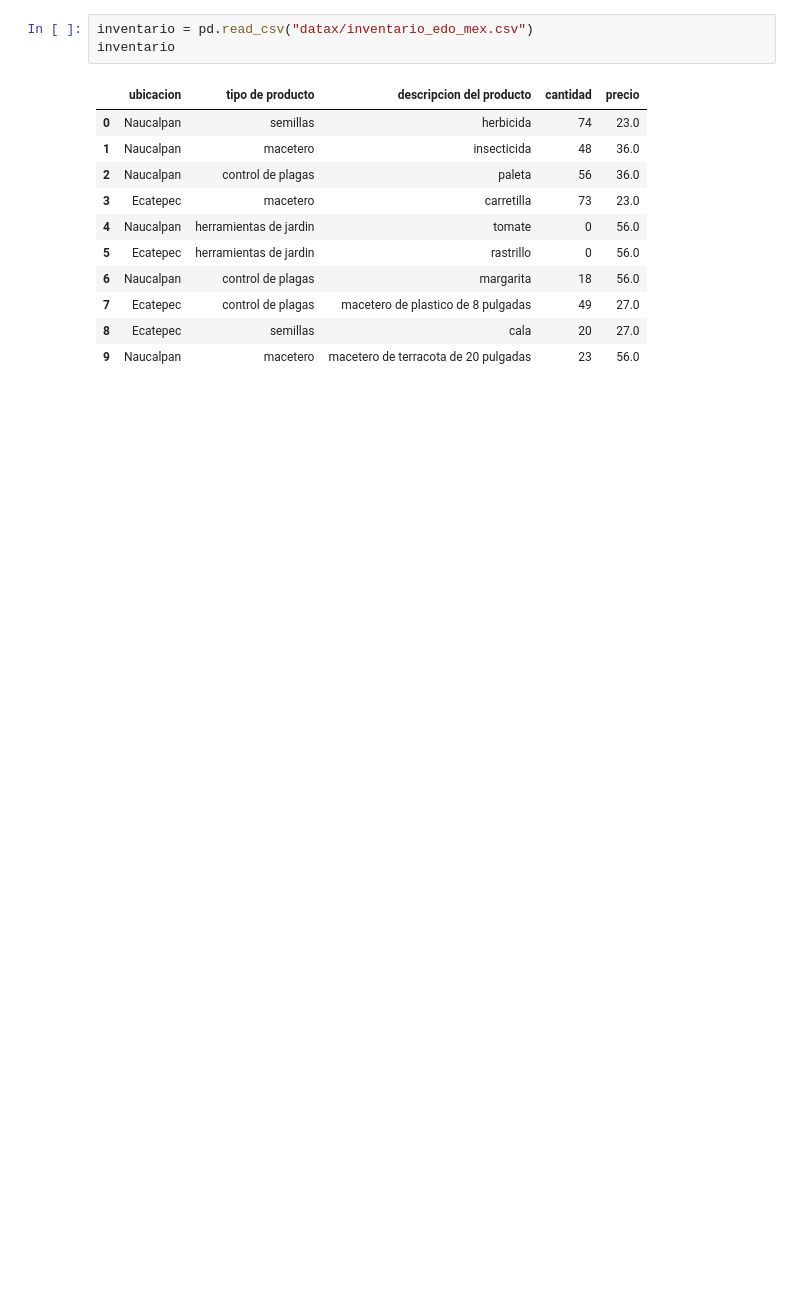
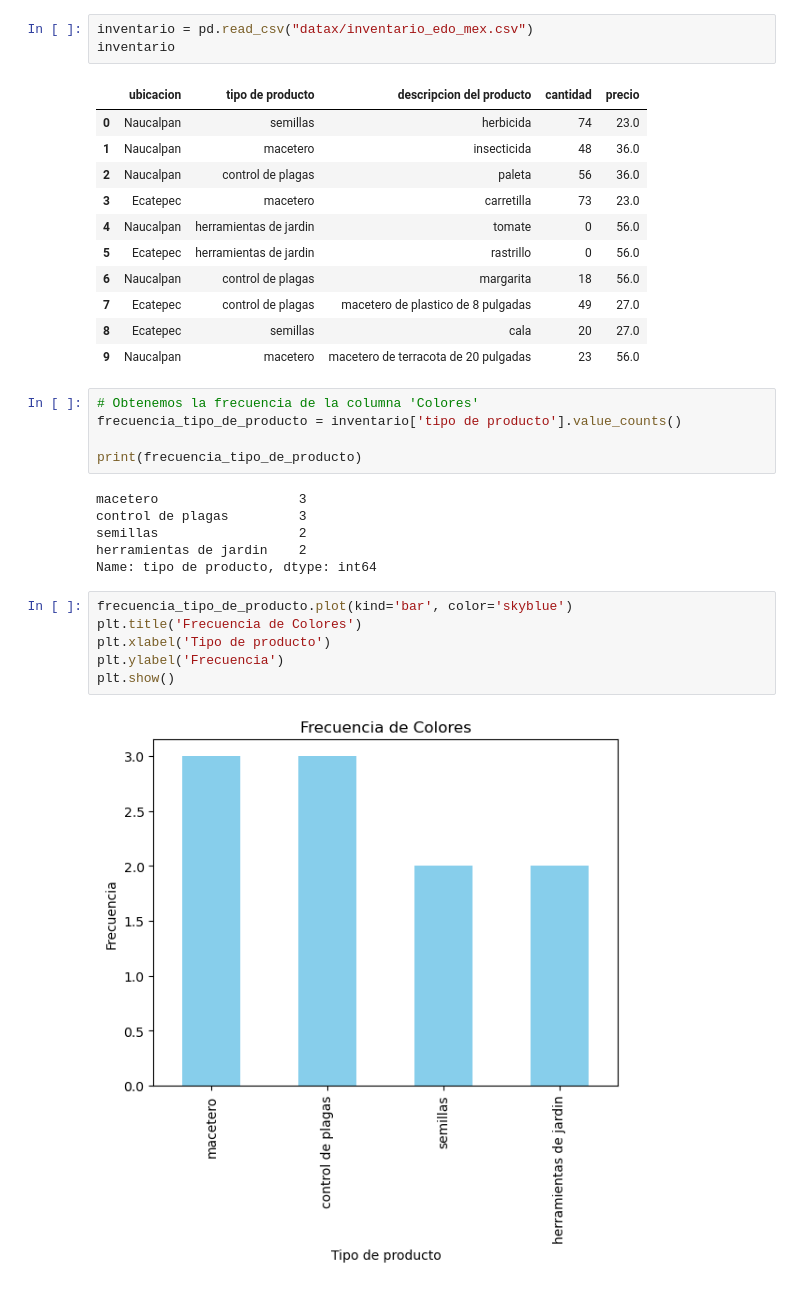
Before and after one commit to josegarcia19809/Data-Analysis-with-Pandas-and-Python, a Jupyter notebook: Inventario Jardínería EdoMex.ipynb, the cells around one changed output. Saved outputs shown, nothing was run; the diff lists cells and outputs as text; blank space fills up the shorter version.

```diff
--- a/Inventario Jardínería EdoMex.ipynb
+++ b/Inventario Jardínería EdoMex.ipynb
@@ -15,3 +18,22 @@ inventario
 | 7 | Ecatepec | control de plagas | macetero de plastico de 8 pulgadas | 49 | 27.0 |
 | 8 | Ecatepec | semillas | cala | 20 | 27.0 |
 | 9 | Naucalpan | macetero | macetero de terracota de 20 pulgadas | 23 | 56.0 |
+# %%
+# Obtenemos la frecuencia de la columna 'Colores'
+frecuencia_tipo_de_producto = inventario['tipo de producto'].value_counts()
+
+print(frecuencia_tipo_de_producto)
+# %% [output]
+macetero                  3
+control de plagas         3
+semillas                  2
+herramientas de jardin    2
+Name: tipo de producto, dtype: int64
+# %%
+frecuencia_tipo_de_producto.plot(kind='bar', color='skyblue')
+plt.title('Frecuencia de Colores')
+plt.xlabel('Tipo de producto')
+plt.ylabel('Frecuencia')
+plt.show()
+# %% [output]
+[figure, added]
```
Also changed, not shown: parts of 7 cells of this notebook, 1 other file.
